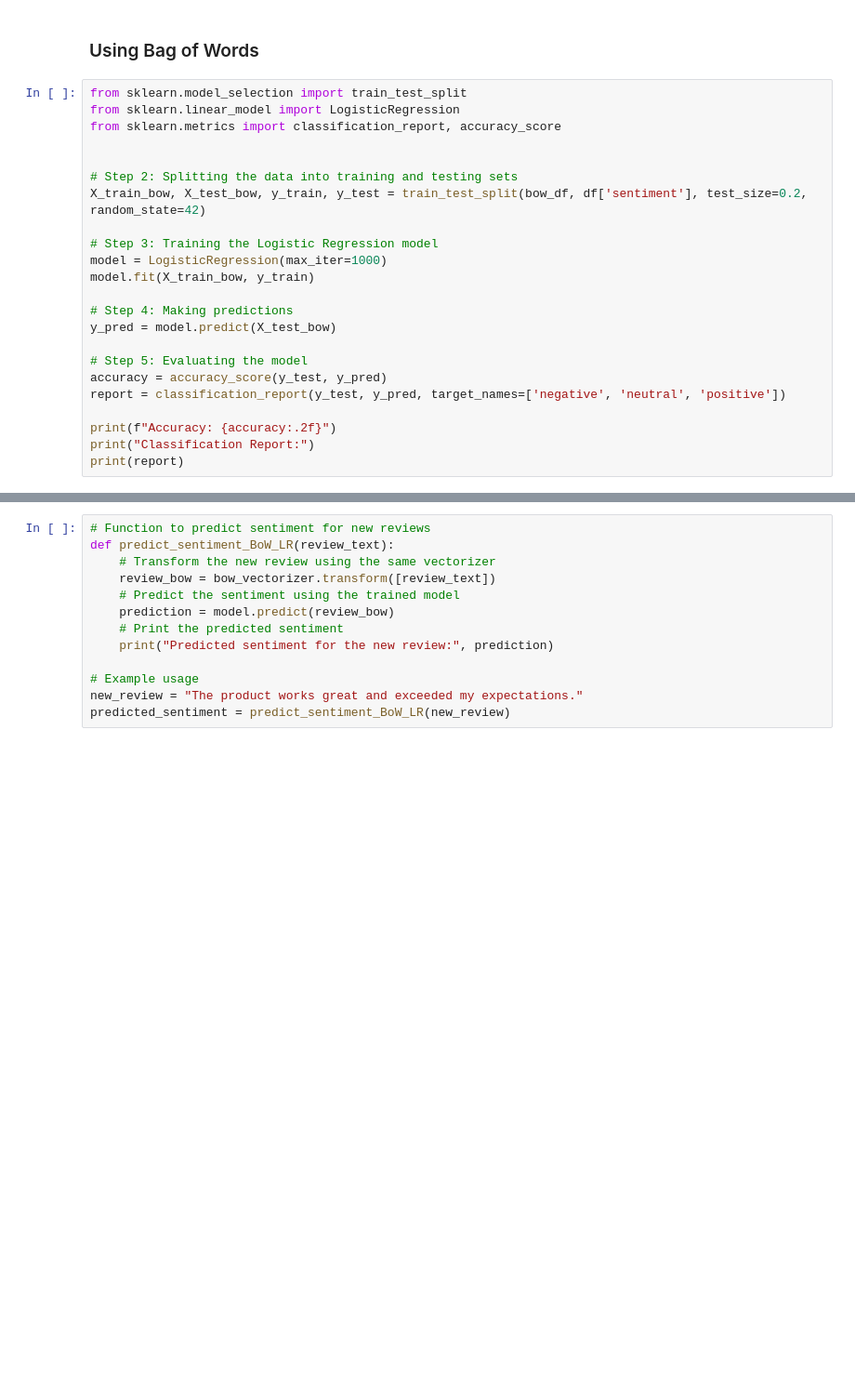
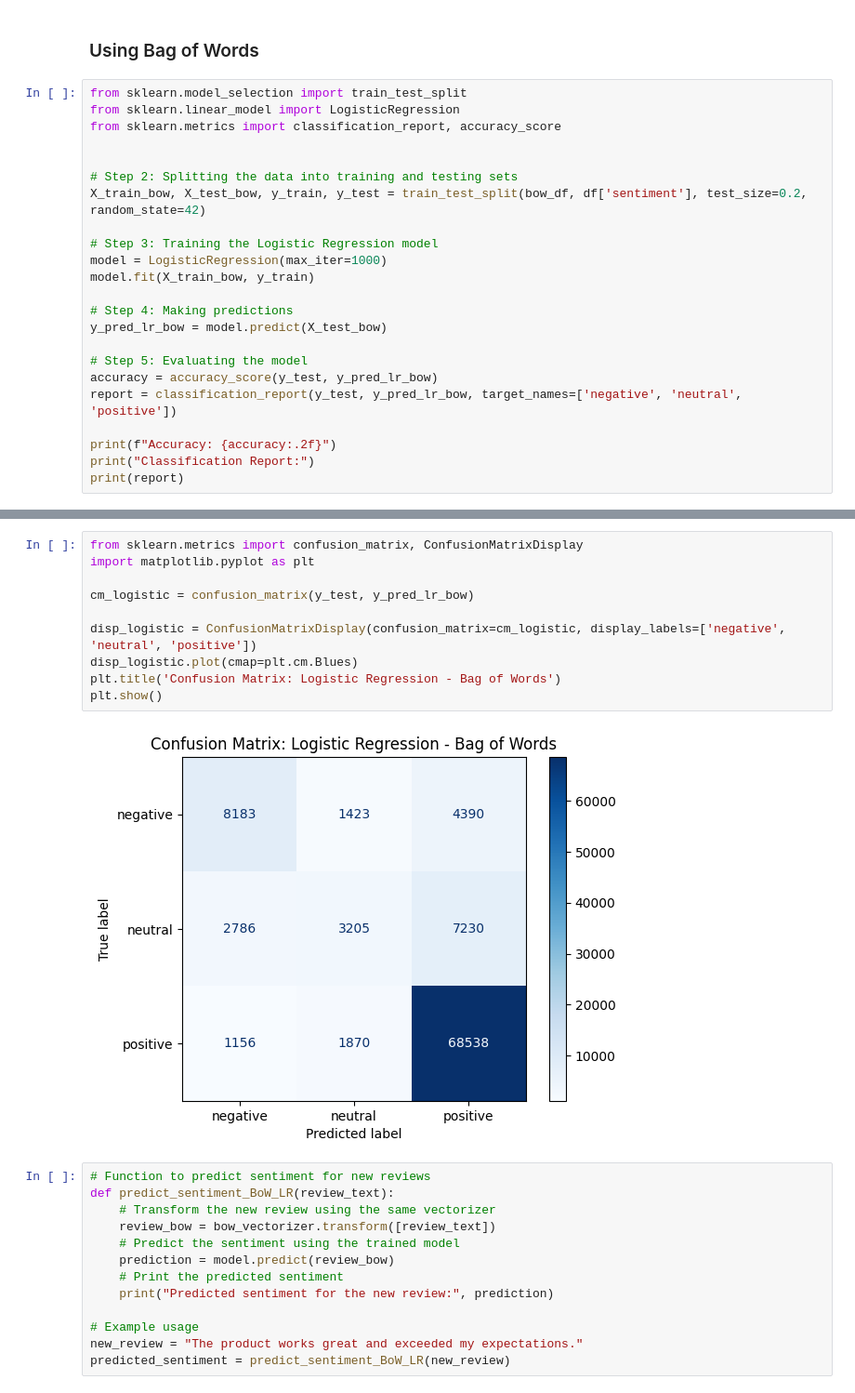
Before and after one commit to afscomercial/nlp, a Jupyter notebook: assigment1.ipynb, the cells around one changed output, grey strips where cells are left out. Shown at 93% size. Cells and saved outputs as stored; diff of their text form; blank space fills up the shorter version.

```diff
--- a/assigment1.ipynb
+++ b/assigment1.ipynb
@@ -396,11 +430,11 @@ model = LogisticRegression(max_iter=1000)
 model.fit(X_train_bow, y_train)
 
 # Step 4: Making predictions
-y_pred = model.predict(X_test_bow)
+y_pred_lr_bow = model.predict(X_test_bow)
 
 # Step 5: Evaluating the model
-accuracy = accuracy_score(y_test, y_pred)
-report = classification_report(y_test, y_pred, target_names=['negative', 'neutral', 'positive'])
+accuracy = accuracy_score(y_test, y_pred_lr_bow)
+report = classification_report(y_test, y_pred_lr_bow, target_names=['negative', 'neutral', 'positive'])
 
 print(f"Accuracy: {accuracy:.2f}")
 print("Classification Report:")
@@ -417,6 +451,18 @@ Classification Report:
     accuracy                           0.81     98781
    macro avg       0.67      0.59      0.62     98781
 weighted avg       0.78      0.81      0.79     98781
+# %%
+from sklearn.metrics import confusion_matrix, ConfusionMatrixDisplay
+import matplotlib.pyplot as plt
+
+cm_logistic = confusion_matrix(y_test, y_pred_lr_bow)
+
+disp_logistic = ConfusionMatrixDisplay(confusion_matrix=cm_logistic, display_labels=['negative', 'neutral', 'positive'])
+disp_logistic.plot(cmap=plt.cm.Blues)
+plt.title('Confusion Matrix: Logistic Regression - Bag of Words')
+plt.show()
+# %% [output]
+[figure, added]
 # %%
 # Function to predict sentiment for new reviews
 def predict_sentiment_BoW_LR(review_text):
```
Also changed, not shown: parts of 22 cells of this notebook.
